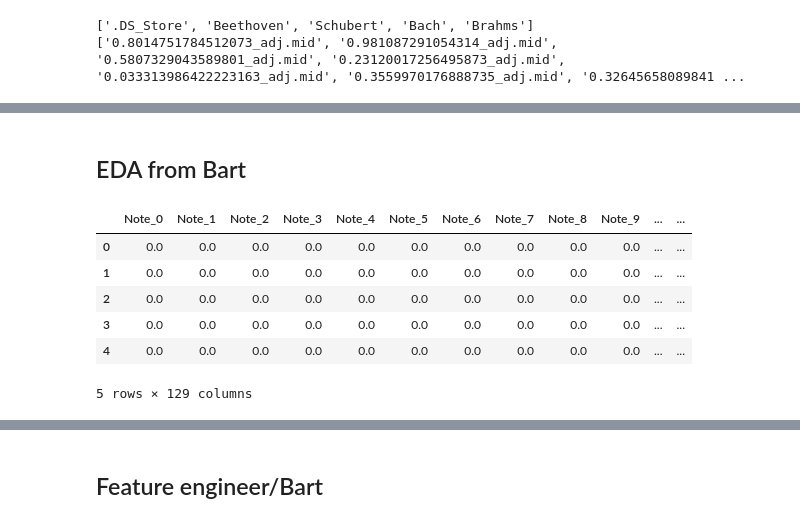
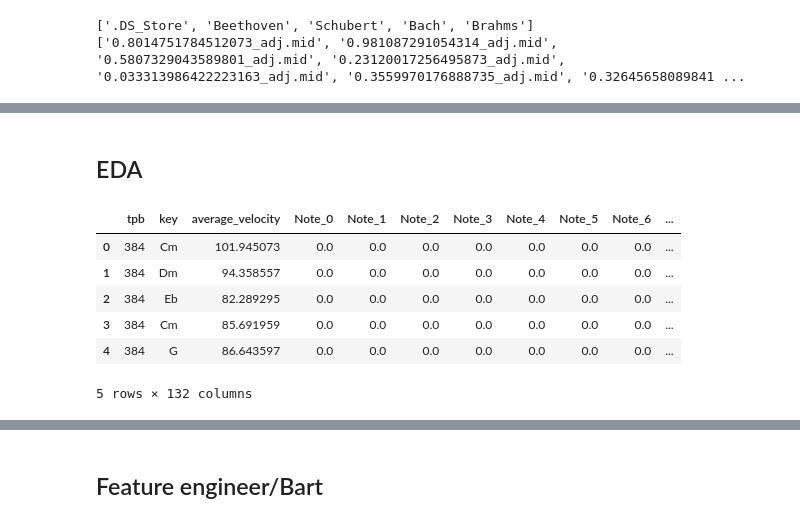
Before and after one commit to dBartMasters/sfl-challenge, a Jupyter notebook: explore_nb_mido.ipynb, the cells around one changed output, grey strips where cells are left out. Saved outputs shown, nothing was run; the diff lists cells and outputs as text; code cells hidden in the pictures.

```diff
--- a/explore_nb_mido.ipynb
+++ b/explore_nb_mido.ipynb
@@ -38,3 +32,41 @@ def extract_features_from_midi(file_path):
+# %%
+def extract_features_from_midi(file_path):
+    ## Input: file path of midi file
+    ## Output: list [ticks per beat, key, average_velocity, note counts for 128 notes]
+
+    # import file
+    midi = mido.MidiFile(file_path)
+
+    # initialize values
+    note_counts = [0] * 128  # MIDI notes range from 0 to 127
+    total_velocity = 0
+    note_on_count = 0
+    key = '' # each file should have only 1 key. Investigate if this assumption is correct.
+    tpb = midi.ticks_per_beat
+
+    # get ticks
+    for track in midi.tracks:
+        for msg in track:
+            if msg.type == 'note_on' and msg.velocity > 0:
+                note_counts[msg.note] += 1
+                total_velocity += msg.velocity
+                note_on_count += 1
+            if msg.is_meta and msg.type == 'key_signature':
+                key = msg.key
+
+    # Calculate average velocity
+    if note_on_count > 0:
+        average_velocity = total_velocity / note_on_count
+    else:
+        average_velocity = 0
+
+    # Normalize the note counts to be between 0 and 1
+    normalized_note_counts = (note_counts - np.min(note_counts)) / (np.max(note_counts) - np.min(note_counts))
+
+    # combine into 1 list
+    combined_features = [tpb, key, average_velocity] + list(normalized_note_counts)
+
+    return combined_features
 # %%
 def load_dataset(directory):
     features = []
@@ -66,20 +85,21 @@ array([[0., 0., 0., ..., 0., 0., 0.],
 # %% [markdown]
-## EDA from Bart
+## EDA
 # %%
 def create_dataframe(features, labels):
     # Convert to pandas DataFrame
-    feature_columns = [f'Note_{i}' for i in range(128)]
+    feature_columns = ['tpb', 'key', 'average_velocity']+[f'Note_{i}' for i in range(128)]
     df = pd.DataFrame(features, columns=feature_columns)
     df['Composer'] = labels
     return df
 
-df = create_dataframe(normalized_features, labels)
-df.head()
+df_labeled = create_dataframe(features, labels)
+df_labeled.to_csv('eda_df.csv')
+df_labeled.head()
 # %% [output]
-|  | Note_0 | Note_1 | Note_2 | Note_3 | Note_4 | Note_5 | Note_6 | Note_7 | Note_8 | Note_9 | ... | ... |
-| 0 | 0.0 | 0.0 | 0.0 | 0.0 | 0.0 | 0.0 | 0.0 | 0.0 | 0.0 | 0.0 | ... | ... |
-| 1 | 0.0 | 0.0 | 0.0 | 0.0 | 0.0 | 0.0 | 0.0 | 0.0 | 0.0 | 0.0 | ... | ... |
-| 2 | 0.0 | 0.0 | 0.0 | 0.0 | 0.0 | 0.0 | 0.0 | 0.0 | 0.0 | 0.0 | ... | ... |
-| 3 | 0.0 | 0.0 | 0.0 | 0.0 | 0.0 | 0.0 | 0.0 | 0.0 | 0.0 | 0.0 | ... | ... |
-| 4 | 0.0 | 0.0 | 0.0 | 0.0 | 0.0 | 0.0 | 0.0 | 0.0 | 0.0 | 0.0 | ... | ... |
+|  | tpb | key | average_velocity | Note_0 | Note_1 | Note_2 | Note_3 | Note_4 | Note_5 | Note_6 | ... |
+| 0 | 384 | Cm | 101.945073 | 0.0 | 0.0 | 0.0 | 0.0 | 0.0 | 0.0 | 0.0 | ... |
+| 1 | 384 | Dm | 94.358557 | 0.0 | 0.0 | 0.0 | 0.0 | 0.0 | 0.0 | 0.0 | ... |
+| 2 | 384 | Eb | 82.289295 | 0.0 | 0.0 | 0.0 | 0.0 | 0.0 | 0.0 | 0.0 | ... |
+| 3 | 384 | Cm | 85.691959 | 0.0 | 0.0 | 0.0 | 0.0 | 0.0 | 0.0 | 0.0 | ... |
+| 4 | 384 | G | 86.643597 | 0.0 | 0.0 | 0.0 | 0.0 | 0.0 | 0.0 | 0.0 | ... |
-5 rows × 129 columns
+5 rows × 132 columns
```
Also changed, not shown: parts of 36 cells of this notebook, 2 other files.
